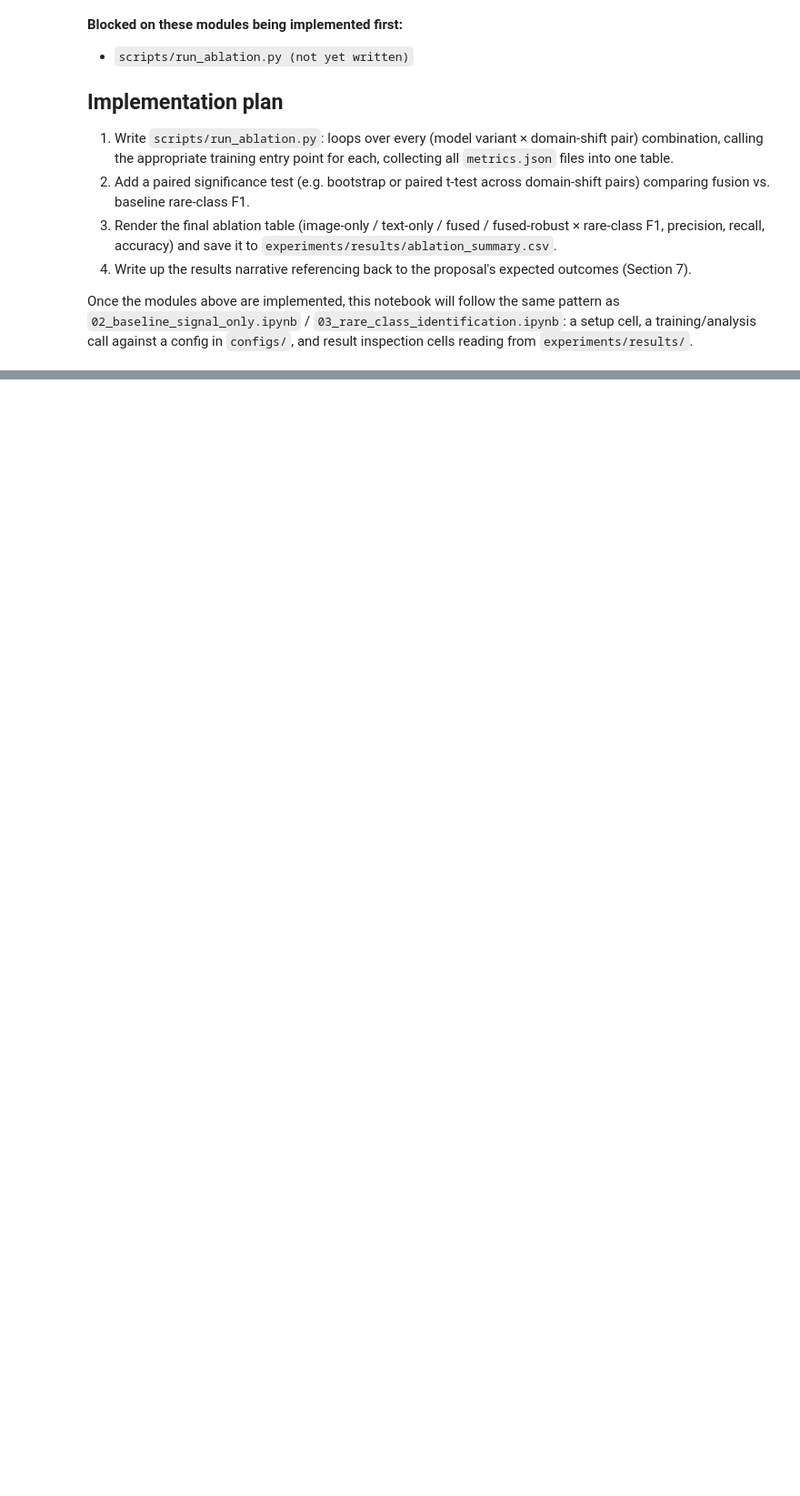
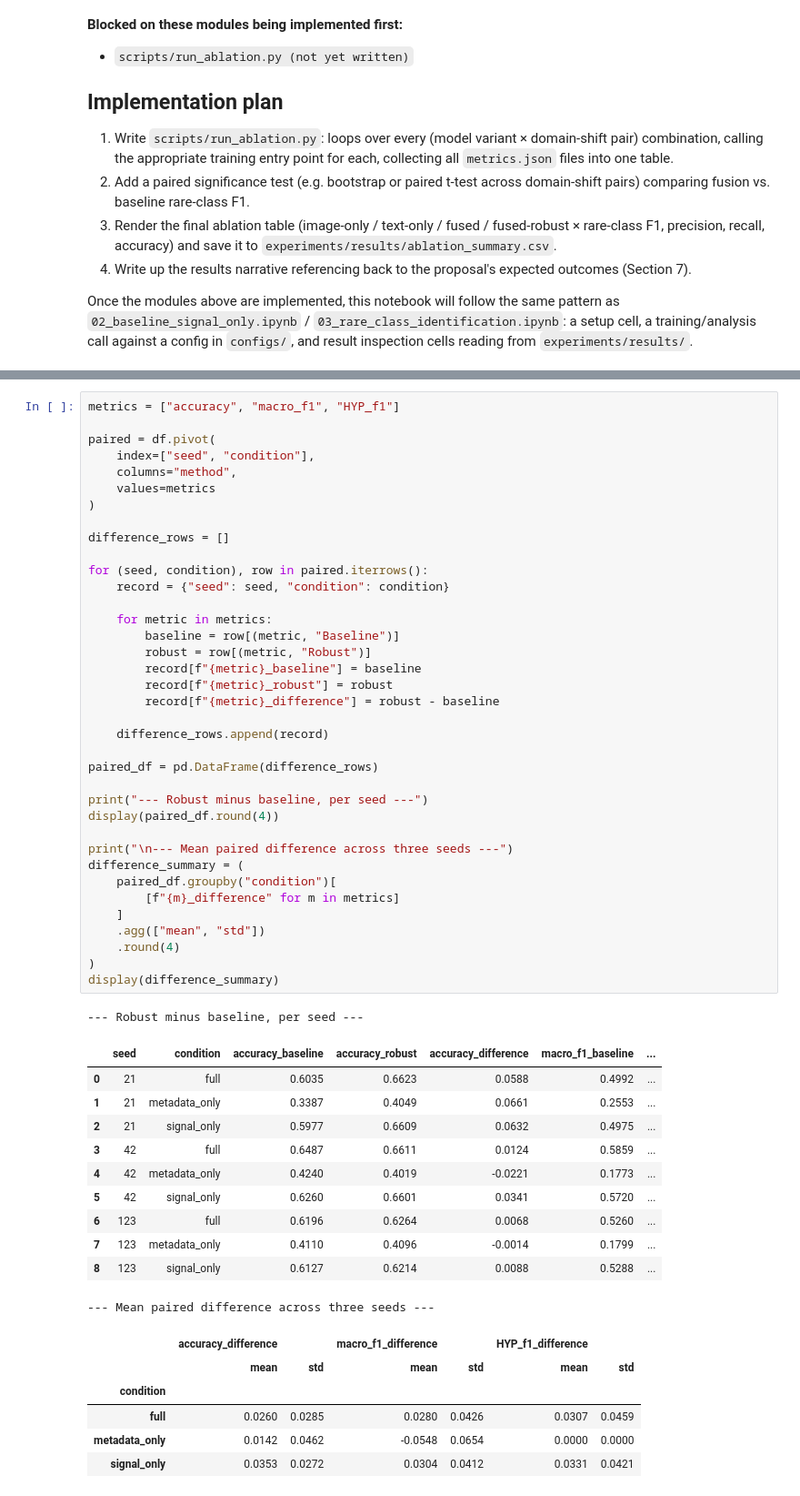
Before and after one commit to Sakina152/mm-dg-healthcare, a Jupyter notebook: notebooks/06_ablation_results.ipynb, the cells around one changed output, grey strips where cells are left out. Shown at 91% size. Cells and saved outputs as stored; diff of their text form; blank space fills up the shorter version.

```diff
--- a/notebooks/06_ablation_results.ipynb
+++ b/notebooks/06_ablation_results.ipynb
@@ -24,0 +165,56 @@ from `experiments/results/`.
+# %%
+metrics = ["accuracy", "macro_f1", "HYP_f1"]
+
+paired = df.pivot(
+    index=["seed", "condition"],
+    columns="method",
+    values=metrics
+)
+
+difference_rows = []
+
+for (seed, condition), row in paired.iterrows():
+    record = {"seed": seed, "condition": condition}
+
+    for metric in metrics:
+        baseline = row[(metric, "Baseline")]
+        robust = row[(metric, "Robust")]
+        record[f"{metric}_baseline"] = baseline
+        record[f"{metric}_robust"] = robust
+        record[f"{metric}_difference"] = robust - baseline
+
+    difference_rows.append(record)
+
+paired_df = pd.DataFrame(difference_rows)
+
+print("--- Robust minus baseline, per seed ---")
+display(paired_df.round(4))
+
+print("\n--- Mean paired difference across three seeds ---")
+difference_summary = (
+    paired_df.groupby("condition")[
+        [f"{m}_difference" for m in metrics]
+    ]
+    .agg(["mean", "std"])
+    .round(4)
+)
+display(difference_summary)
+# %% [output]
+--- Robust minus baseline, per seed ---
+|  | seed | condition | accuracy_baseline | accuracy_robust | accuracy_difference | macro_f1_baseline | ... |
+| 0 | 21 | full | 0.6035 | 0.6623 | 0.0588 | 0.4992 | ... |
+| 1 | 21 | metadata_only | 0.3387 | 0.4049 | 0.0661 | 0.2553 | ... |
+| 2 | 21 | signal_only | 0.5977 | 0.6609 | 0.0632 | 0.4975 | ... |
+| 3 | 42 | full | 0.6487 | 0.6611 | 0.0124 | 0.5859 | ... |
+| 4 | 42 | metadata_only | 0.4240 | 0.4019 | -0.0221 | 0.1773 | ... |
+| 5 | 42 | signal_only | 0.6260 | 0.6601 | 0.0341 | 0.5720 | ... |
+| 6 | 123 | full | 0.6196 | 0.6264 | 0.0068 | 0.5260 | ... |
+| 7 | 123 | metadata_only | 0.4110 | 0.4096 | -0.0014 | 0.1799 | ... |
+| 8 | 123 | signal_only | 0.6127 | 0.6214 | 0.0088 | 0.5288 | ... |
+--- Mean paired difference across three seeds ---
+|  | accuracy_difference |  | macro_f1_difference |  | HYP_f1_difference |  |
+|  | mean | std | mean | std | mean | std |
+| condition |  |  |  |  |  |  |
+| full | 0.0260 | 0.0285 | 0.0280 | 0.0426 | 0.0307 | 0.0459 |
+| metadata_only | 0.0142 | 0.0462 | -0.0548 | 0.0654 | 0.0000 | 0.0000 |
+| signal_only | 0.0353 | 0.0272 | 0.0304 | 0.0412 | 0.0331 | 0.0421 |
```
Also changed, not shown: parts of 8 cells of this notebook.
